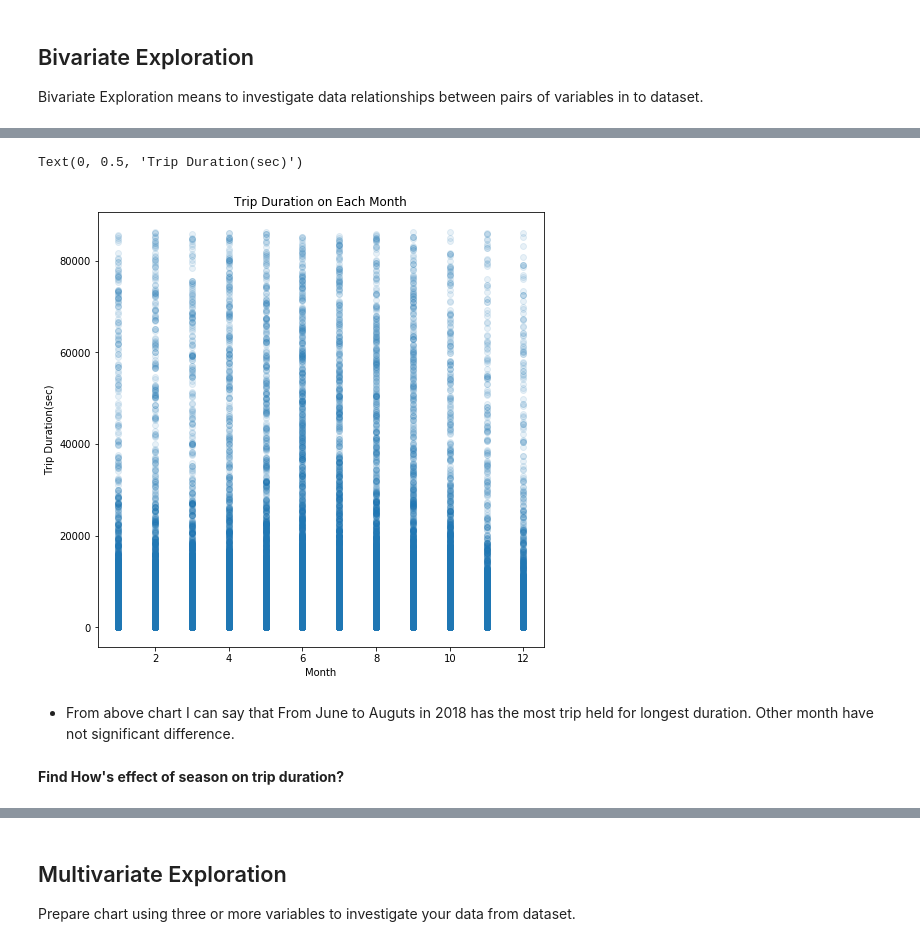
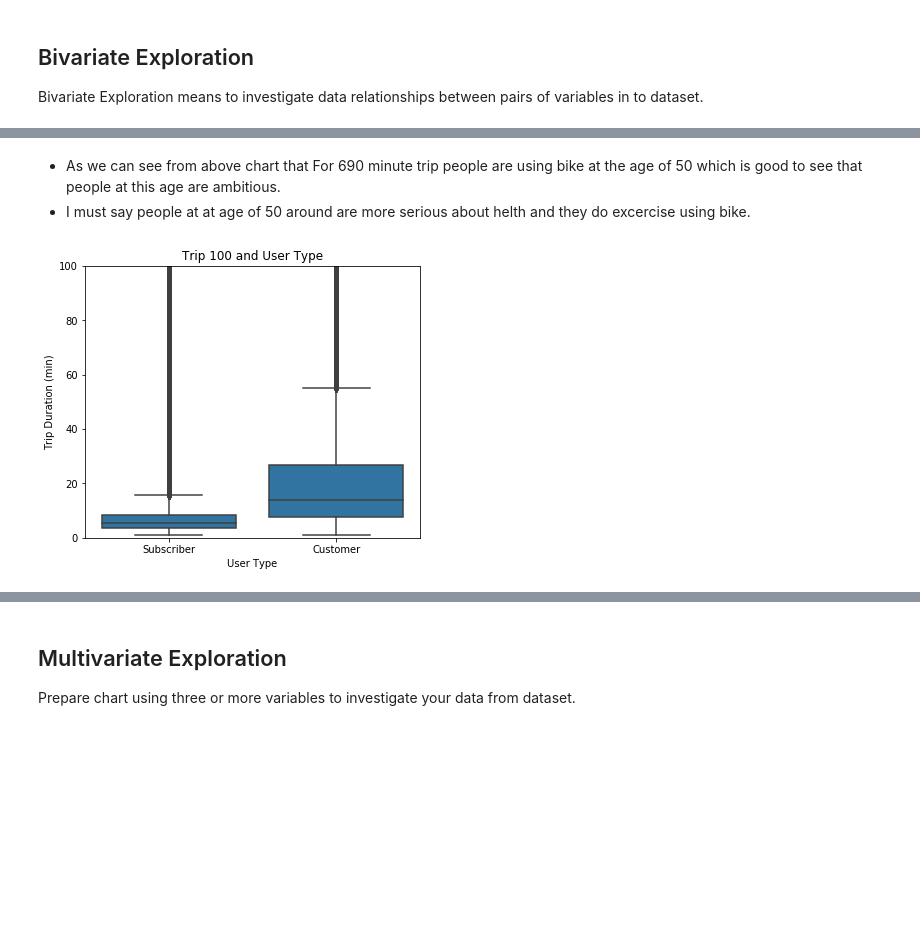
Before and after one commit to gchotai/Data-Analyst-Nanodegree, a Jupyter notebook: 5 - Communicate Data Findings with Ford Bike Sharing Data/exploration_template.ipynb, the cells around one changed output, grey strips where cells are left out. Saved outputs shown, nothing was run; the diff lists cells and outputs as text; code cells hidden in the pictures; blank space fills up the shorter version.

```diff
--- a/5 - Communicate Data Findings with Ford Bike Sharing Data/exploration_template.ipynb
+++ b/5 - Communicate Data Findings with Ford Bike Sharing Data/exploration_template.ipynb
@@ -103 +106,19 @@ bike_share_for_all_trip     object
 dtype: object
+# %%
+# change the data type for start and end time to be datetime64[ns]
+df.starttime = pd.to_datetime(df.starttime)
+df.stoptime = pd.to_datetime(df.stoptime)
+
+#set gender column as 'Male','Female' and 'Others'
+df.loc[df['gender'] == 1, 'gender'] = 'Male'
+df.loc[df['gender'] == 2, 'gender'] = 'Female'
+df.loc[df['gender'] == 0, 'gender'] = 'Unknown'
+
+# convert tripduration second to minute
+df.tripduration = pd.to_numeric(df.tripduration/60)
+
+#add age parameter to dataset
+df['age'] = (2019 - df['birth year'])
+
+#check data type of start and end time
+df.info()
@@ -117,6 +155,0 @@ df.describe()
-# %%
-# change the data type for start and end time to be datetime64[ns]
-df.start_time = pd.to_datetime(df.start_time)
-df.end_time = pd.to_datetime(df.end_time)
-#check data type of start and end time
-df.info()
@@ -227,7 +250,3 @@ plt.show()
 <a id='bivariate'></a>
 ## Bivariate Exploration
 Bivariate Exploration means to investigate data relationships between pairs of variables in to dataset.
-# %%
-# set only month into month_start column
-df['month_start'] = pd.DatetimeIndex(df['start_time']).month
-df['month_start'].value_counts()
@@ -250,14 +276,15 @@ Name: month_start, dtype: int64
+# %% [markdown]
+- As we can see from above chart that For 690 minute trip people are using bike at the age of 50 which is good to see that people at this age are ambitious.
+- I must say people at at age of 50 around are more serious about helth and they do excercise using bike.
 # %%
 # set plot feature
-plt.figure(figsize = [8,8])
-plt.scatter(data = df , x = 'month_start' , y = 'duration_sec' , alpha = 0.1 );
-plt.title('Trip Duration on Each Month')
-plt.xlabel('Month')
-plt.ylabel('Trip Duration(sec)')
+plt.figure(figsize = [6, 5])
+base_color = sb.color_palette()[0]
+sb.boxplot(data = df, x = 'usertype', y = 'tripduration', color = base_color)
+plt.ylim([0, 100])
+plt.title('Trip 100 and User Type')
+plt.xlabel('User Type')
+plt.ylabel('Trip Duration (min)')
+plt.show()
 # %% [output]
-Text(0, 0.5, 'Trip Duration(sec)')
-[figure, old version]
+[figure, new version]
-# %% [markdown]
-- From above chart I can say that From June to Auguts in 2018 has the most trip held for longest duration. Other month have not significant difference.
-# %% [markdown]
-<b>Find How's effect of season on trip duration?</b>
```
Also changed, not shown: parts of 43 cells of this notebook, 2 other files.
